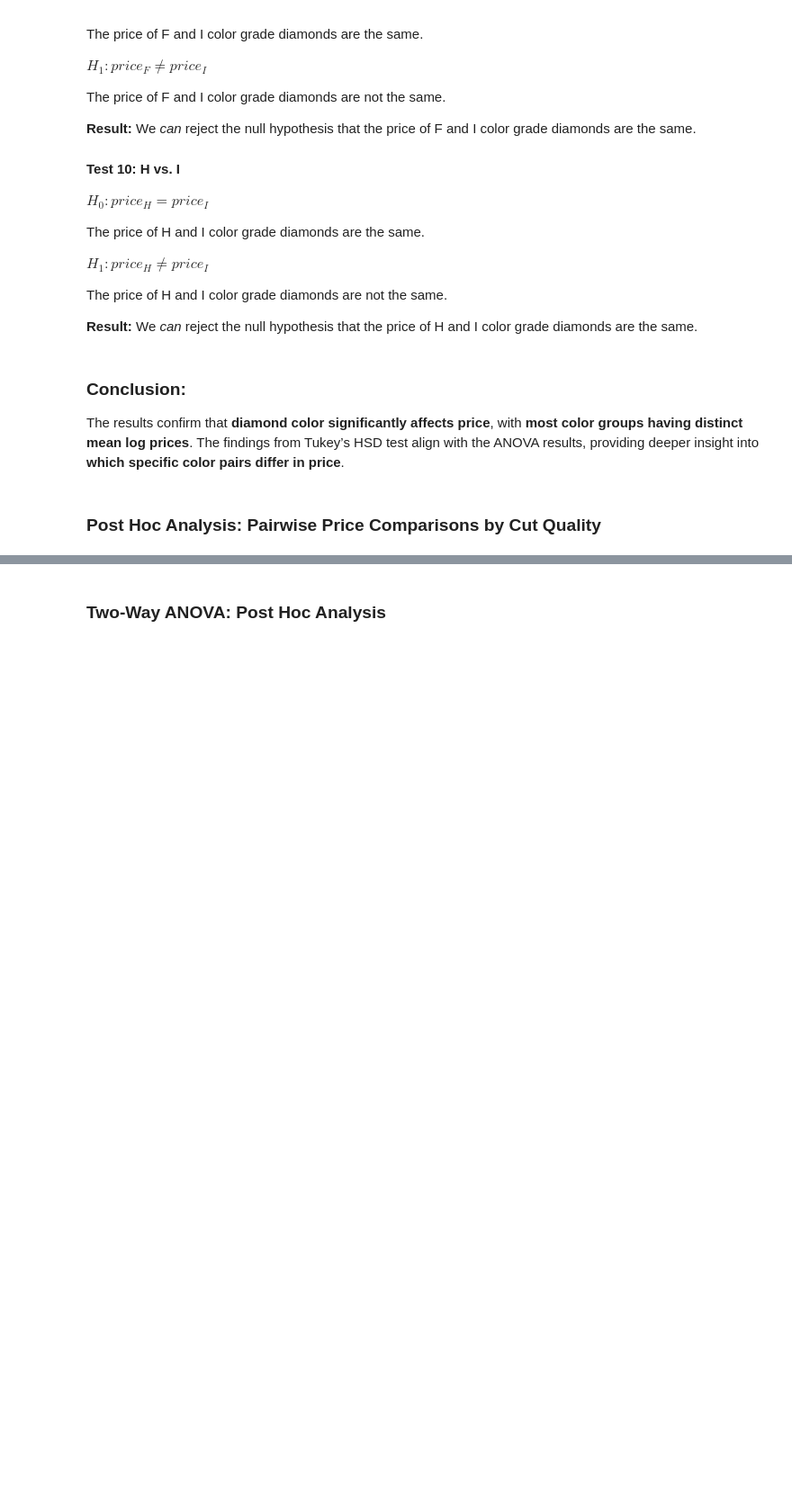
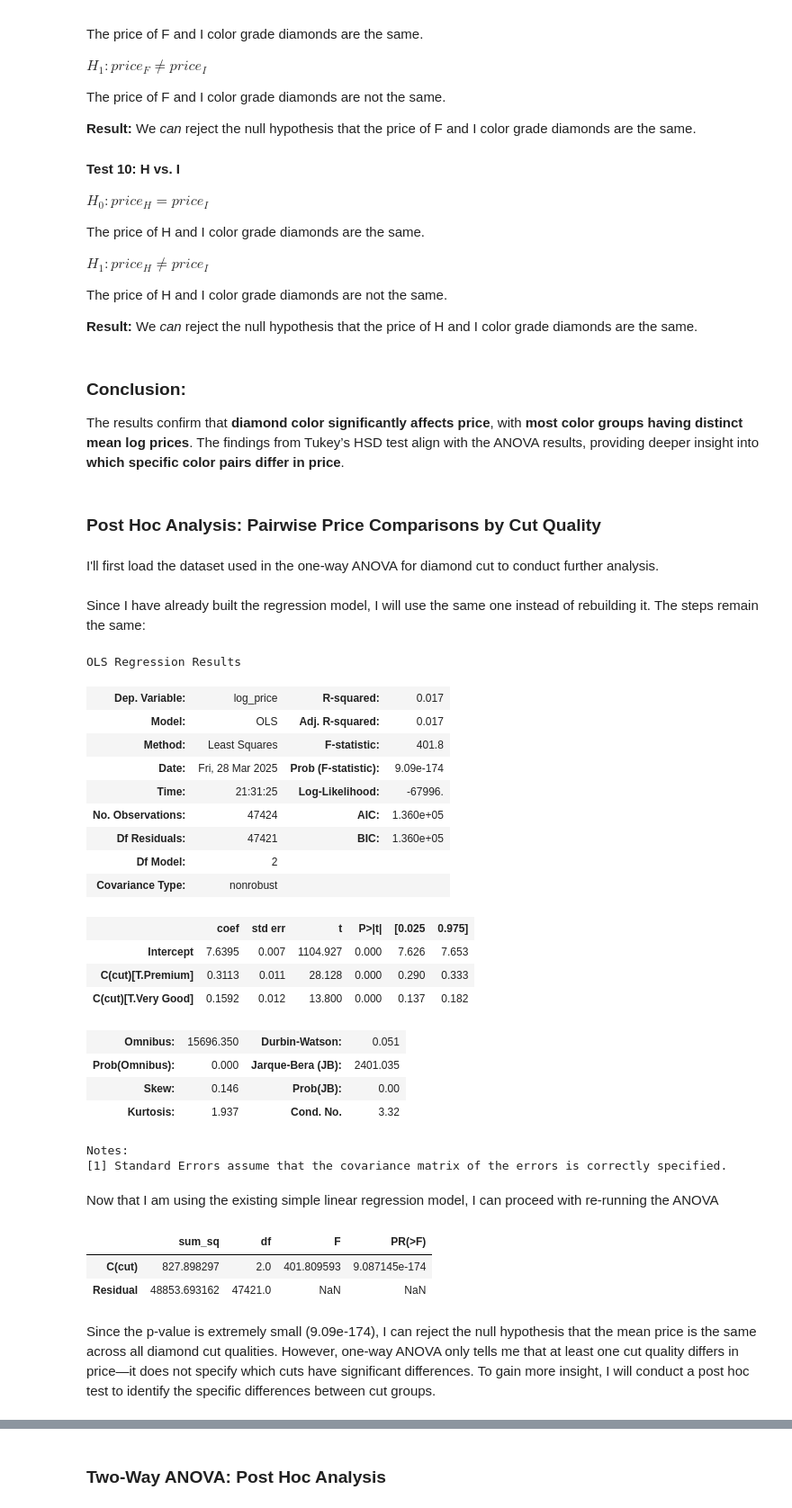
Before and after one commit to Cyberoctane29/Diamonds-ANOVA-Analysis, a Jupyter notebook: Diamonds_ANOVA_Analysis.ipynb, the cells around one changed output, grey strips where cells are left out. Shown at 90% size. Saved outputs shown, nothing was run; the diff lists cells and outputs as text; code cells hidden in the pictures; blank space fills up the shorter version.

```diff
--- a/Diamonds_ANOVA_Analysis.ipynb
+++ b/Diamonds_ANOVA_Analysis.ipynb
@@ -810,4 +1007,6 @@ The price of H and I color grade diamonds are not the same.
 ### **Conclusion:**
 The results confirm that **diamond color significantly affects price**, with **most color groups having distinct mean log prices**. The findings from Tukey’s HSD test align with the ANOVA results, providing deeper insight into **which specific color pairs differ in price**.
 # %% [markdown]
-### Post Hoc Analysis: Pairwise Price Comparisons by Cut Quality
+### **Post Hoc Analysis: Pairwise Price Comparisons by Cut Quality**
+# %% [markdown]
+I'll first load the dataset used in the one-way ANOVA for diamond cut to conduct further analysis.
@@ -813,0 +1015,36 @@ The results confirm that **diamond color significantly affects price**, with **m
+# %% [markdown]
+Since I have already built the regression model, I will use the same one instead of rebuilding it. The steps remain the same:
+# %%
+model2.summary()
+# %% [output]
+OLS Regression Results
+| Dep. Variable: | log_price | R-squared: | 0.017 |
+| Model: | OLS | Adj. R-squared: | 0.017 |
+| Method: | Least Squares | F-statistic: | 401.8 |
+| Date: | Fri, 28 Mar 2025 | Prob (F-statistic): | 9.09e-174 |
+| Time: | 21:31:25 | Log-Likelihood: | -67996. |
+| No. Observations: | 47424 | AIC: | 1.360e+05 |
+| Df Residuals: | 47421 | BIC: | 1.360e+05 |
+| Df Model: | 2 |  |  |
+| Covariance Type: | nonrobust |  |  |
+|  | coef | std err | t | P>|t| | [0.025 | 0.975] |
+| Intercept | 7.6395 | 0.007 | 1104.927 | 0.000 | 7.626 | 7.653 |
+| C(cut)[T.Premium] | 0.3113 | 0.011 | 28.128 | 0.000 | 0.290 | 0.333 |
+| C(cut)[T.Very Good] | 0.1592 | 0.012 | 13.800 | 0.000 | 0.137 | 0.182 |
+| Omnibus: | 15696.350 | Durbin-Watson: | 0.051 |
+| Prob(Omnibus): | 0.000 | Jarque-Bera (JB): | 2401.035 |
+| Skew: | 0.146 | Prob(JB): | 0.00 |
+| Kurtosis: | 1.937 | Cond. No. | 3.32 |
+Notes:
+[1] Standard Errors assume that the covariance matrix of the errors is correctly specified.
+# %% [markdown]
+Now that I am using the existing simple linear regression model, I can proceed with re-running the ANOVA
+# %%
+sm.stats.anova_lm(model2, typ=2)
+# %% [output]
+|  | sum_sq | df | F | PR(>F) |
+| C(cut) | 827.898297 | 2.0 | 401.809593 | 9.087145e-174 |
+| Residual | 48853.693162 | 47421.0 | NaN | NaN |
+# %% [markdown]
+
+Since the p-value is extremely small (9.09e-174), I can reject the null hypothesis that the mean price is the same across all diamond cut qualities. However, one-way ANOVA only tells me that at least one cut quality differs in price—it does not specify which cuts have significant differences. To gain more insight, I will conduct a post hoc test to identify the specific differences between cut groups.
```
Also changed, not shown: parts of 49 cells of this notebook.
